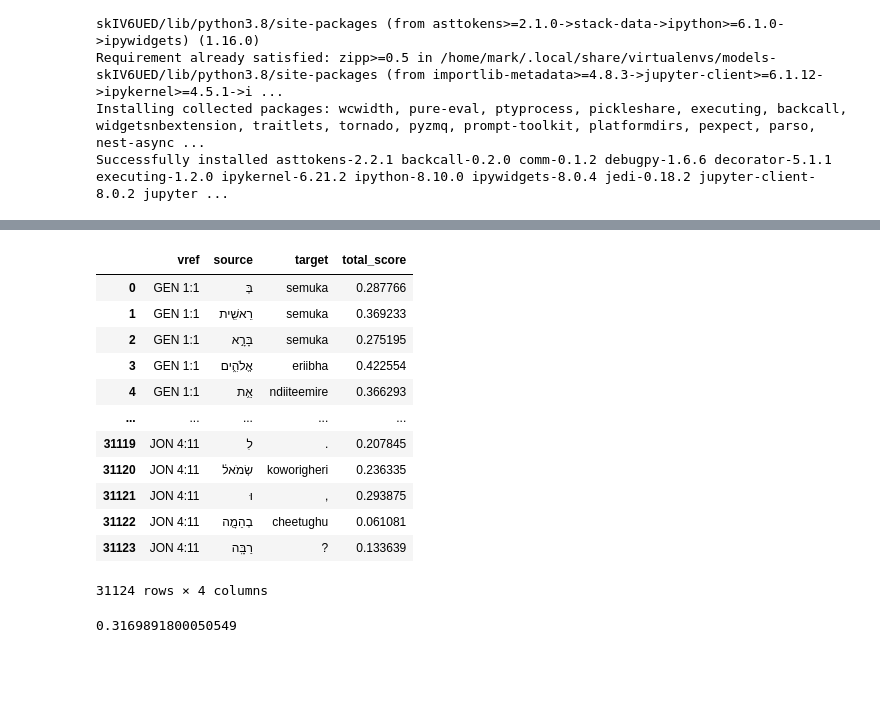
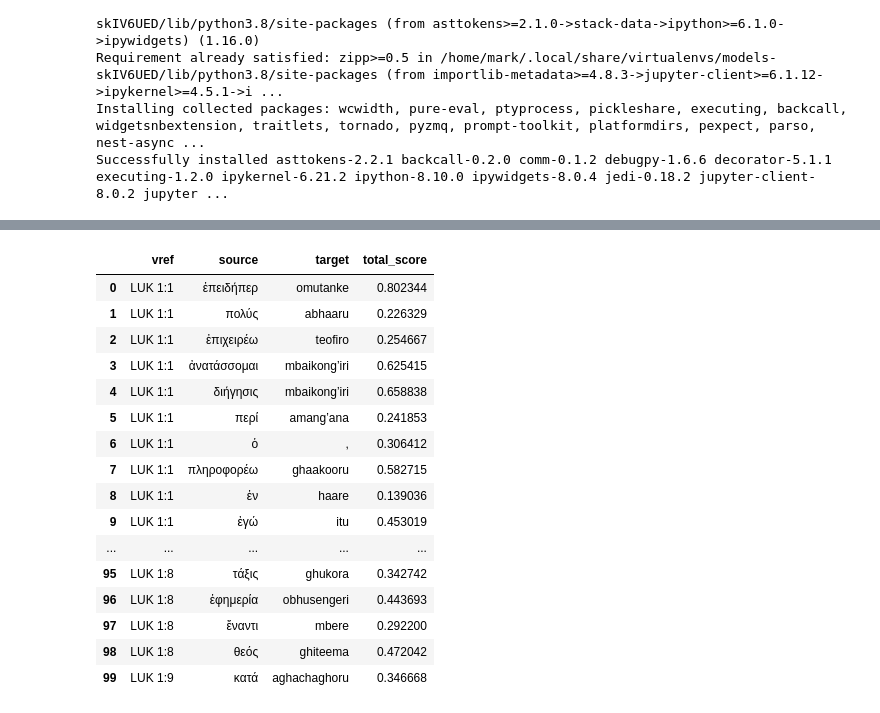
Before and after one commit to sil-ai/aqua-api, a Jupyter notebook: assessments/word_alignment/View Word Alignment All Results.ipynb, the cells around one changed output, grey strips where cells are left out. Cells and saved outputs as stored; diff of their text form; code cells hidden in the pictures; blank space fills up the shorter version.

```diff
--- a/assessments/word_alignment/View Word Alignment All Results.ipynb
+++ b/assessments/word_alignment/View Word Alignment All Results.ipynb
@@ -87,3 +84,6 @@ reference = 163 # Hebrew Lemma
+# %%
+revision = 138 # Ngoreme
+reference = 10 # Greek Lemma
 # %%
 results = assess_draft(revision, reference)
 # %% [output]
@@ -150,25 +146,25 @@ total_scores_df = results[['vref', 'source', 'target', 'total_score']]
 top_source_scores_df = total_scores_df.fillna(0)
 top_source_scores_df = top_source_scores_df.loc[top_source_scores_df.groupby(['vref', 'source'], sort=False)['total_score'].idxmax(), :].reset_index(drop=True)
 # %%
-top_source_scores_df
+top_source_scores_df[:100]
 # %% [output]
 |  | vref | source | target | total_score |
-| 0 | GEN 1:1 | בְּ | semuka | 0.287766 |
-| 1 | GEN 1:1 | רֵאשִׁ֖ית | semuka | 0.369233 |
-| 2 | GEN 1:1 | בָּרָ֣א | semuka | 0.275195 |
-| 3 | GEN 1:1 | אֱלֹהִ֑ים | eriibha | 0.422554 |
-| 4 | GEN 1:1 | אֵ֥ת | ndiiteemire | 0.366293 |
+| 0 | LUK 1:1 | ἐπειδήπερ | omutanke | 0.802344 |
+| 1 | LUK 1:1 | πολύς | abhaaru | 0.226329 |
+| 2 | LUK 1:1 | ἐπιχειρέω | teofiro | 0.254667 |
+| 3 | LUK 1:1 | ἀνατάσσομαι | mbaikongʼiri | 0.625415 |
+| 4 | LUK 1:1 | διήγησις | mbaikongʼiri | 0.658838 |
+| 5 | LUK 1:1 | περί | amangʼana | 0.241853 |
+| 6 | LUK 1:1 | ὁ | , | 0.306412 |
+| 7 | LUK 1:1 | πληροφορέω | ghaakooru | 0.582715 |
+| 8 | LUK 1:1 | ἐν | haare | 0.139036 |
+| 9 | LUK 1:1 | ἐγώ | itu | 0.453019 |
 | ... | ... | ... | ... | ... |
-| 31119 | JON 4:11 | לִ | . | 0.207845 |
-| 31120 | JON 4:11 | שְׂמֹאל֔ | koworigheri | 0.236335 |
-| 31121 | JON 4:11 | וּ | , | 0.293875 |
-| 31122 | JON 4:11 | בְהֵמָ֖ה | cheetughu | 0.061081 |
-| 31123 | JON 4:11 | רַבָּֽה | ? | 0.133639 |
+| 95 | LUK 1:8 | τάξις | ghukora | 0.342742 |
+| 96 | LUK 1:8 | ἐφημερία | obhusengeri | 0.443693 |
+| 97 | LUK 1:8 | ἔναντι | mbere | 0.292200 |
+| 98 | LUK 1:8 | θεός | ghiteema | 0.472042 |
+| 99 | LUK 1:9 | κατά | aghachaghoru | 0.346668 |
-31124 rows × 4 columns
 # %%
 verse_scores_df = top_source_scores_df.groupby('vref', as_index=False, sort=False).mean()
 verse_scores_df = verse_scores_df.fillna(0)
-# %%
-verse_scores_df['total_score'].mean()
-# %% [output]
-0.3169891800050549
```
Also changed, not shown: parts of 8 cells of this notebook, 1 other file.
